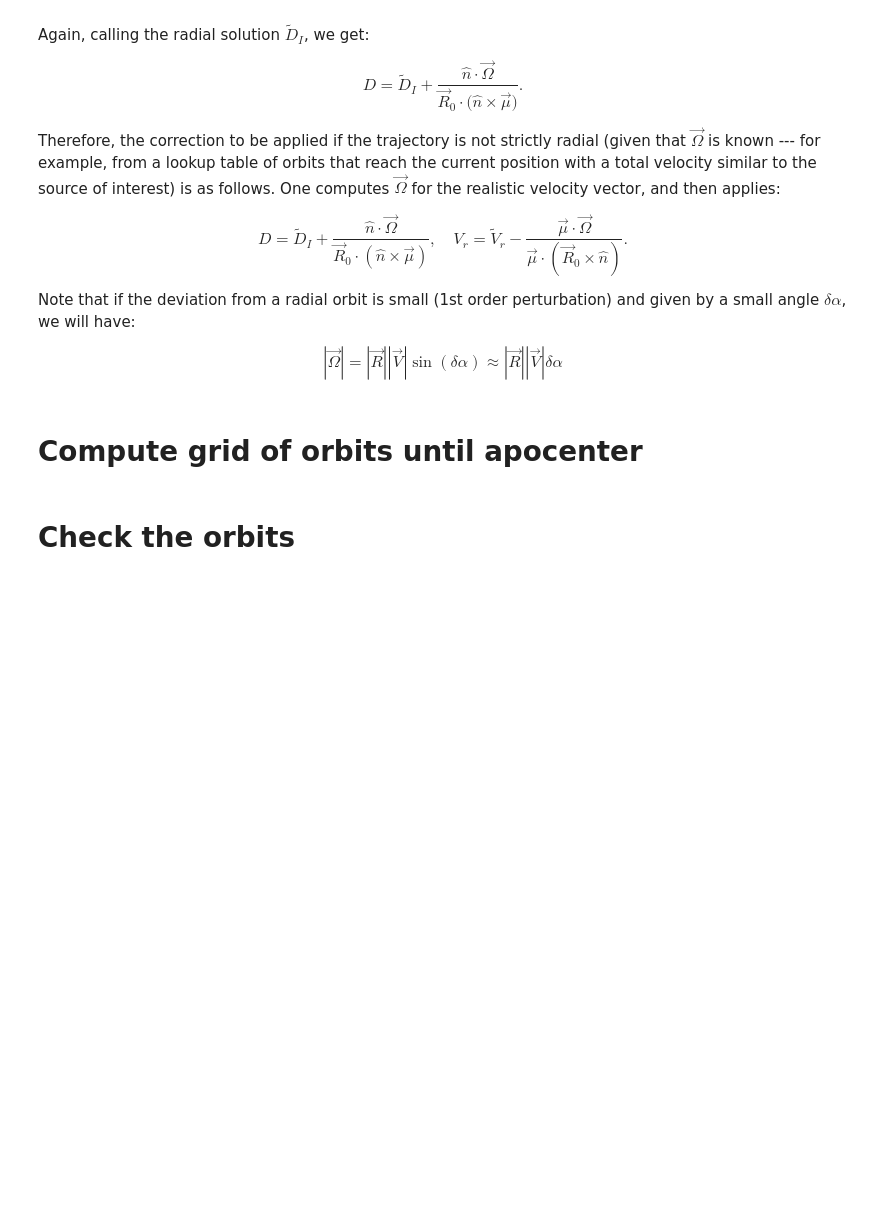
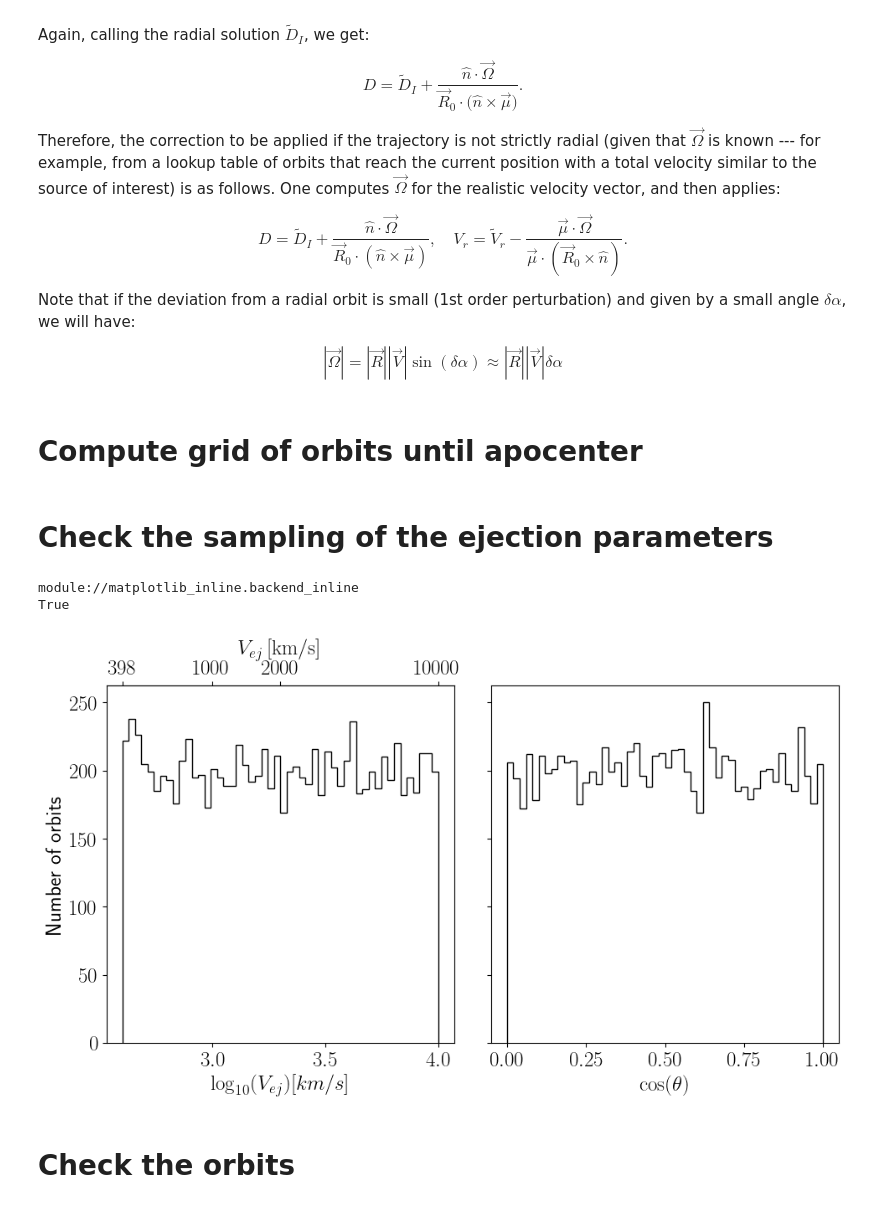
Before and after one commit to fawkez/HVS_1, a Jupyter notebook: Notebooks/implied_calculations/implied_distance_omega.ipynb, the cells around one changed output. Cells and saved outputs as stored; diff of their text form; code cells hidden in the pictures; blank space fills up the shorter version.

```diff
--- a/Notebooks/implied_calculations/implied_distance_omega.ipynb
+++ b/Notebooks/implied_calculations/implied_distance_omega.ipynb
@@ -237,6 +246,52 @@ def doall(nsteps = 1000, N = 10000):
     return [np.array(_) for _ in [x, y, z, vx, vy, vz, vej, cosa, orbit_interpolators]]
 # %%
 x, y, z, vx, vy, vz, vej, cosa, orbits = doall(nsteps = 1000, N = 10000)
+# %% [markdown]
+# Check the sampling of the ejection parameters
+# %%
+import matplotlib
+print(matplotlib.get_backend())
+print(matplotlib.rcParams['text.usetex'])
+# %% [output]
+module://matplotlib_inline.backend_inline
+True
+# %%
+# Define functions
+def log_to_velocity(x):
+    return 10**x
+
+def velocity_to_log(v):
+    return np.log10(v)
+
+
+
+fig, ax = plt.subplots(1,2, figsize=(10, 6), sharey=True)
+ax[0].hist(np.log10(vej), bins=50, histtype='step', color='k')
+ax[0].set_xlabel(r'$\log_{10}(V_{ej}) [km/s]$')
+ax[0].set_ylabel(r'Number of orbits')
+# add a second X axis on top showing the velocity without log scale
+ax[0].set_axis_on()
+ax[1].hist(cosa, bins=50, histtype='step', color='k')
+ax[1].set_xlabel(r'$\cos(\theta)$')
+
+
+# Add secondary X-axis for the first subplot
+secax_0 = ax[0].secondary_xaxis('top', functions=(log_to_velocity, velocity_to_log))
+secax_0.set_xlabel(r'$V_{ej} \, [\mathrm{km/s}]$')
+
+# Reduce the number of ticks
+#secax_0.xaxis.set_major_locator(MaxNLocator(nbins=10))  # Limit to 5 ticks
+secax_0.set_xticks([10**2.6, 1000, 2000, 10000, 100000])  # Set the ticks manually
+
+
+#plt.tight_layout()
+#plt.show()
+
+
+plt.tight_layout()
+plt.show()
+# %% [output]
+[figure, added]
 # %% [markdown]
 # Check the orbits
 # %%
```
Also changed, not shown: parts of 49 cells of this notebook, 10 other files.
